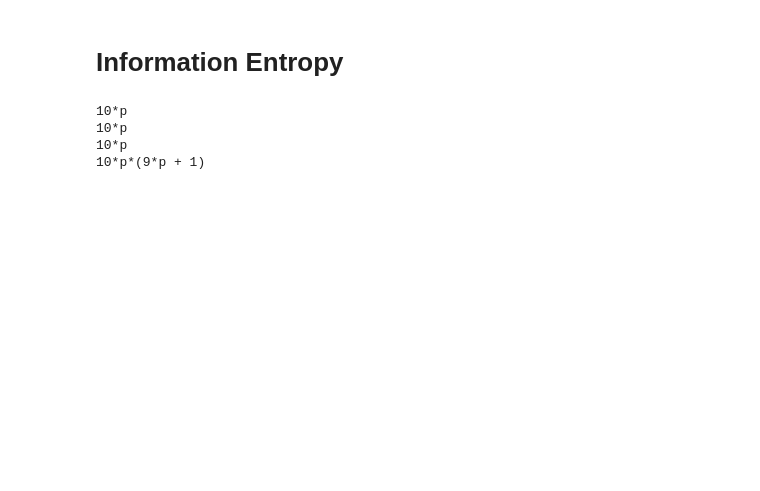
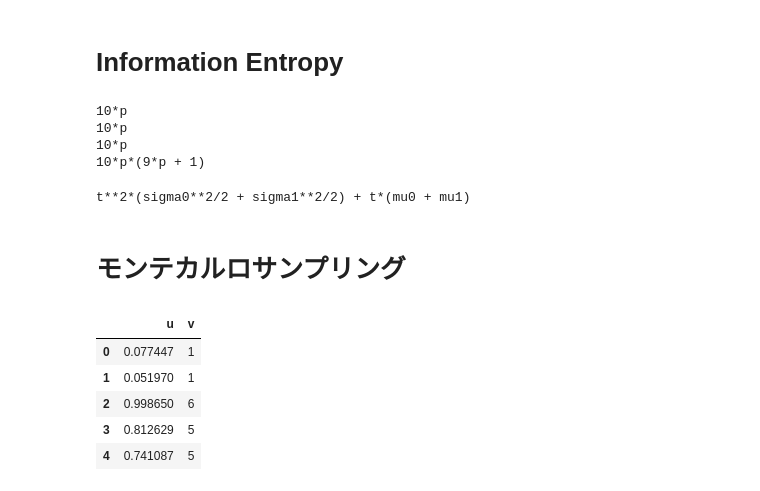
Before and after one commit to SnowMasaya/python_science_excerise, a Jupyter notebook: code/docker/python/python-science-2.ipynb, the cells around one changed output. Cells and saved outputs as stored; diff of their text form; code cells hidden in the pictures; blank space fills up the shorter version.

```diff
--- a/code/docker/python/python-science-2.ipynb
+++ b/code/docker/python/python-science-2.ipynb
@@ -358,3 +358,37 @@ print(S.simplify(stats.moment(x, 2)))
 10*p
 10*p
 10*p*(9*p + 1)
+# %%
+import sympy as S
+from sympy import stats
+S.var('x:2', real=True)
+S.var('mu:2', real=True)
+S.var('sigma:2', positive=True)
+S.var('t', positive=True)
+x0 = stats.Normal(x0, mu0, sigma0)
+x1 = stats.Normal(x1, mu1, sigma1)
+mgf0 = S.simplify(stats.E(S.exp(t * x0)))
+mgf1 = S.simplify(stats.E(S.exp(t * x1)))
+mgfY = S.simplify(mgf0 * mgf1)
+S.collect(S.expand(S.log(mgfY)), t)
+# %% [output]
+t**2*(sigma0**2/2 + sigma1**2/2) + t*(mu0 + mu1)
+# %% [markdown]
+# モンテカルロサンプリング
+# %%
+import pandas as pd
+import numpy as np
+from pandas import DataFrame
+u = np.random.rand(100)
+df = DataFrame(data=u, columns=["u"])
+labels = [1, 2, 3, 4, 5, 6]
+df["v"] = pd.cut(df.u, np.linspace(0, 1, 7),
+                 include_lowest=True, labels=labels)
+df.head()
+# %% [output]
+|  | u | v |
+| 0 | 0.077447 | 1 |
+| 1 | 0.051970 | 1 |
+| 2 | 0.998650 | 6 |
+| 3 | 0.812629 | 5 |
+| 4 | 0.741087 | 5 |
```
Also changed, not shown: parts of 5 cells of this notebook, 2 other files.
